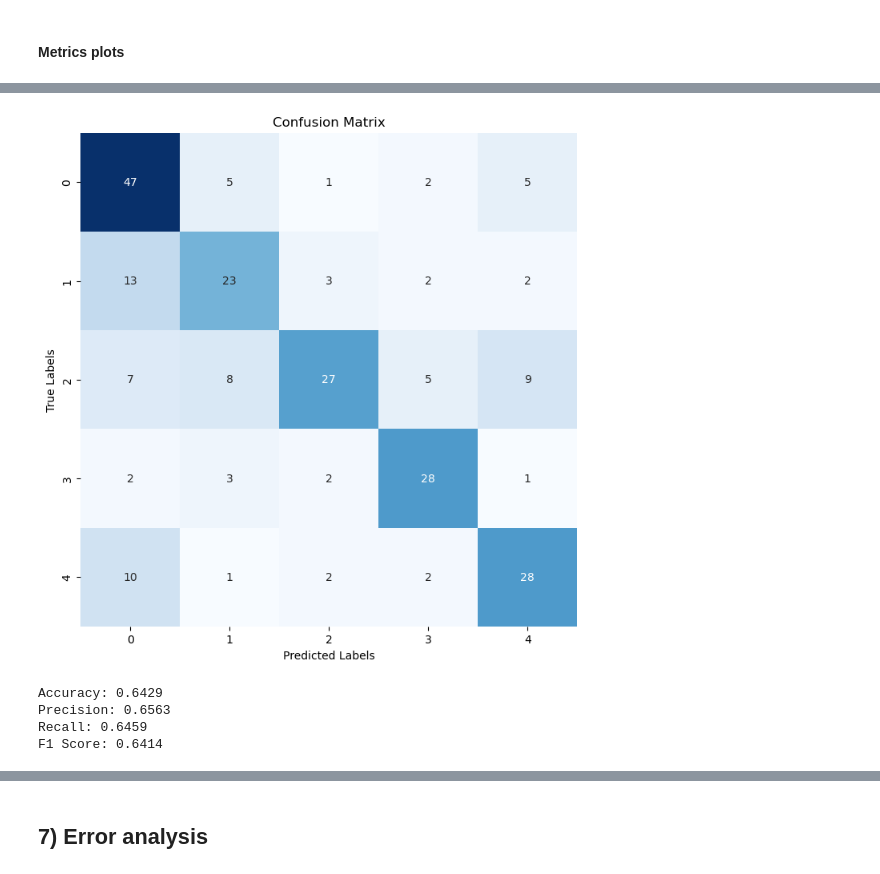
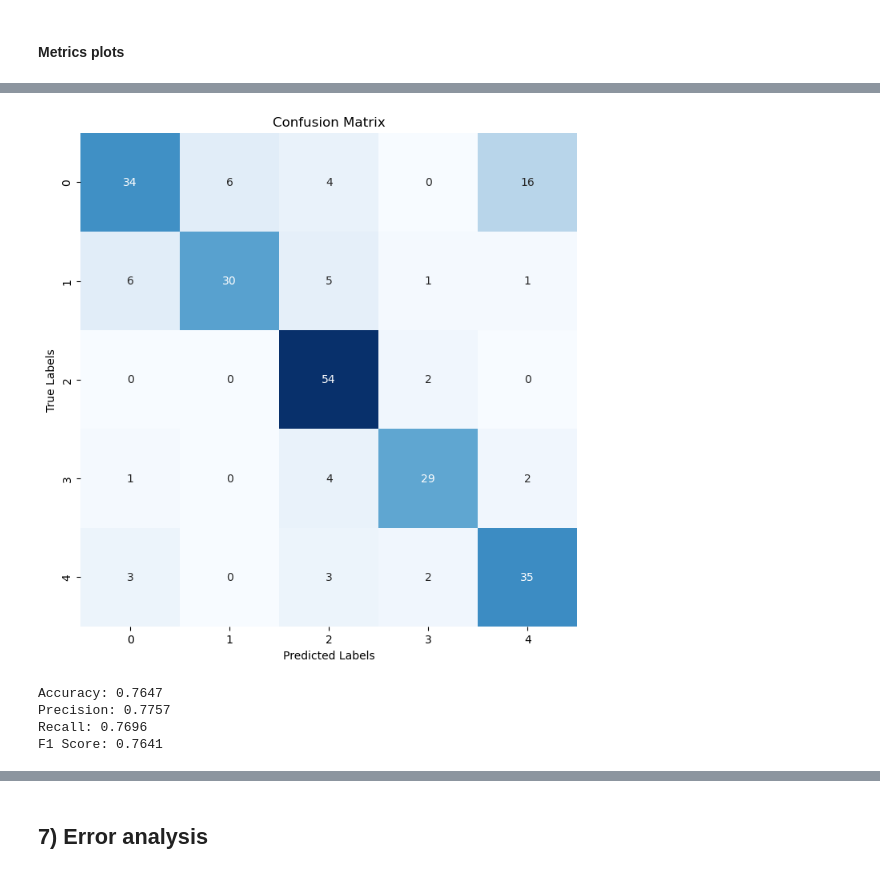
Before and after one commit to BredaUniversityADSAI/2022-23c-1fcmgt-reg-ai-01-SterreWalta220759, a Jupyter notebook: Deliverables/Creative-Brief-CNN.ipynb, the cells around one changed output, grey strips where cells are left out. Saved outputs shown, nothing was run; the diff lists cells and outputs as text; code cells hidden in the pictures.

```diff
--- a/Deliverables/Creative-Brief-CNN.ipynb
+++ b/Deliverables/Creative-Brief-CNN.ipynb
@@ -170,13 +173,22 @@ https://forms.office.com/e/3P7z31jPHu
 #### Explain all the preprocessing steps you did.
 # %% [markdown]
 The val. accuracy of the model was quite low (20-25%) so I have changed the CNN Architecure and I have changed the pixels from 128,128 to 64,64 which improved the val accuracy to around 60%.
+# %%
+#Scale the data using
+scaler = StandardScaler()
+X_train_scaled = scaler.fit_transform(X_train.reshape(X_train.shape[0], -1))
+X_test_scaled = scaler.transform(X_test.reshape(X_test.shape[0], -1))
+
+#Reshape the data back to its original shape
+X_train_scaled = X_train_scaled.reshape(X_train.shape)
+X_test_scaled = X_test_scaled.reshape(X_test.shape)
 # %% [markdown]
 ## 4) CNN Architecure
 # %%
-
+#Define the model
 model = Sequential()
 
-# Convolutional layers
+#Convolutional layers
 model.add(Conv2D(32, (3, 3), activation='relu', input_shape=(64, 64, 3)))
 model.add(MaxPooling2D(pool_size=(2, 2)))
 model.add(Conv2D(64, (3, 3), activation='relu'))
@@ -184,13 +196,24 @@ model.add(MaxPooling2D(pool_size=(2, 2)))
 model.add(Conv2D(128, (3, 3), activation='relu'))
 model.add(MaxPooling2D(pool_size=(2, 2)))
 
-# Flatten layer
+#Flatten layer
 model.add(Flatten())
 
-# Dense layers
-model.add(Dense(256, activation='relu'))
-model.add(Dense(128, activation='relu'))
-model.add(Dense(64, activation='relu'))
+#Dense layers with dropout
+model.add(Dense(256, activation='relu', kernel_regularizer=regularizers.l2(0.01)))
+model.add(Dropout(0.5))
+model.add(Dense(128, activation='relu', kernel_regularizer=regularizers.l2(0.01)))
+model.add(Dropout(0.5))
+model.add(Dense(32, activation='relu', kernel_regularizer=regularizers.l2(0.01)))
+model.add(Dropout(0.5))
 
 # Output layer
 model.add(Dense(5, activation='softmax'))
+
+#Compile the model
+model.compile(optimizer=Adam(learning_rate=0.001, decay=1e-6),
+              loss='categorical_crossentropy',
+              metrics=['accuracy'])
+
+#Show model summary
+model.summary()
@@ -199,13 +240,11 @@ model.add(Dense(5, activation='softmax'))
 # %% [markdown]
 #### Loss function/Optimizer (with its hyper-parameters)/Metrics
 # %%
-from keras.optimizers import Adam
-
 #Compile the model
-model.compile(optimizer='Adam', loss='categorical_crossentropy', metrics=['accuracy'])
+#model.compile(optimizer='Adam', loss='categorical_crossentropy', metrics=['accuracy'])
 # %% [markdown]
 #### Training
 # %%
-early_stopping = EarlyStopping(monitor='val_loss', patience= 4, mode='auto')
-history = model.fit(X_train, y_train, batch_size=32, epochs=30, callbacks=early_stopping, validation_data=(X_test, y_test))
+early_stopping = EarlyStopping(monitor='val_loss', patience=4, mode='auto')
+history = model.fit(X_train_scaled, y_train, batch_size=32, epochs=100, callbacks=[early_stopping], validation_data=(X_test_scaled, y_test))
 # %% [output]
@@ -294,7 +336,7 @@ plt.xlim(epoch_limits)
 # %%
 # Get the true labels and predicted labels
 y_true = y_test
-y_pred = model.predict(X_test)
+y_pred = model.predict(X_test_scaled)
 
 # Convert the predictions to class labels
 y_pred_labels = np.argmax(y_pred, axis=1)
@@ -315,4 +357,4 @@ plt.show()
-[figure, old version]
+[figure, new version]
 # %%
 # Convert the matrix to a Pandas DataFrame
 cm_df = pd.DataFrame(cm)
@@ -341,7 +383,7 @@ f1 = f1_score(y_true_labels, y_pred_labels, average='macro')
 # Print the F1 score
 print('F1 Score:', np.round(f1, 4))
 # %% [output]
-Accuracy: 0.6429
-Precision: 0.6563
-Recall: 0.6459
-F1 Score: 0.6414
+Accuracy: 0.7647
+Precision: 0.7757
+Recall: 0.7696
+F1 Score: 0.7641
```
Also changed, not shown: parts of 16 cells of this notebook, 6 other files.
